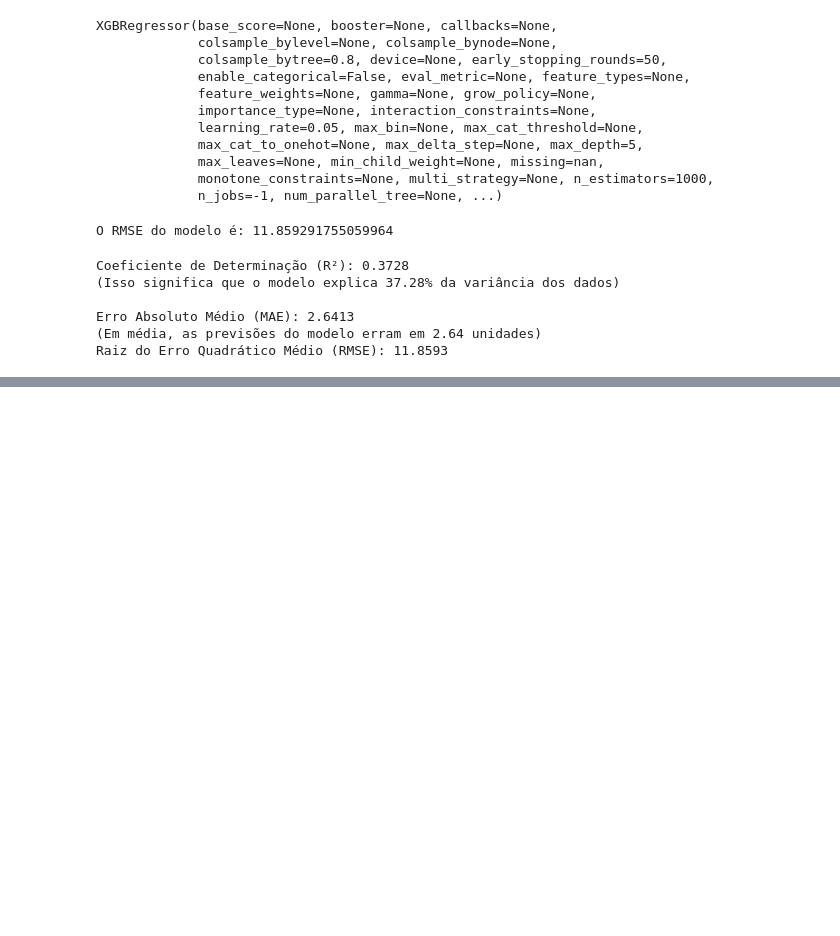
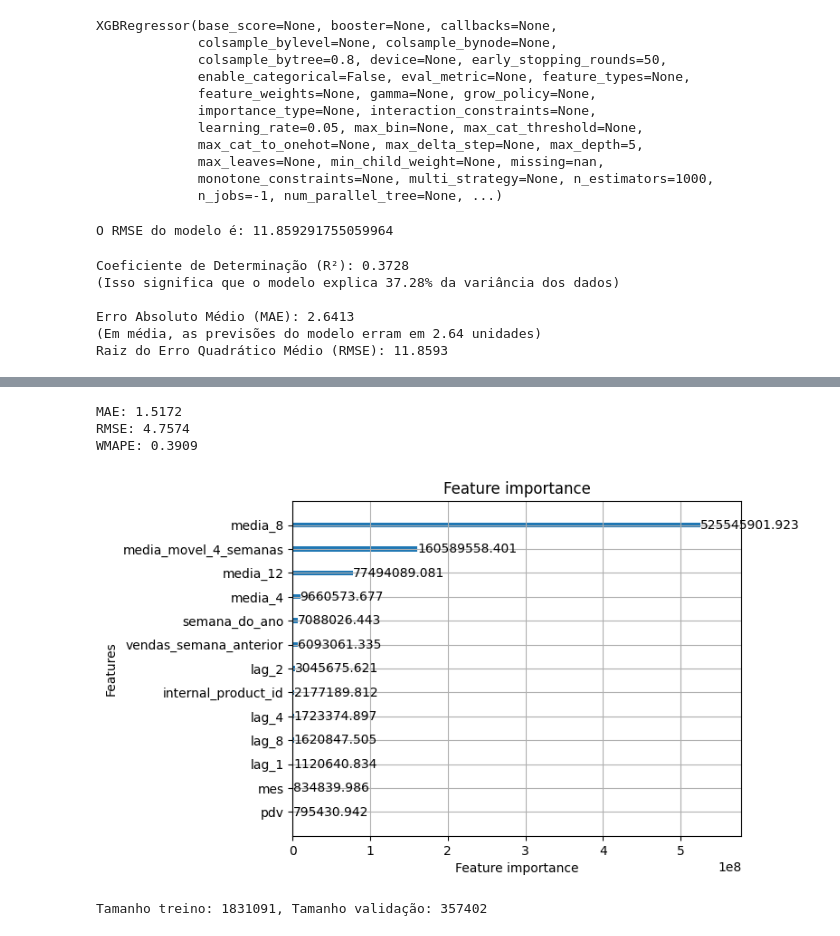
Before and after one commit to Diegodevops26/Hackathon-Forecast-Big-Data-2025, a Jupyter notebook: previsão_de_vendas_forecast.ipynb, the cells around one changed output, grey strips where cells are left out. Drawn from its saved outputs; the diff is of its cells as text; code cells hidden in the pictures; blank space fills up the shorter version.

```diff
--- a/previsão_de_vendas_forecast.ipynb
+++ b/previsão_de_vendas_forecast.ipynb
@@ -668,0 +531,17 @@ Downloading submission file...
+# %%
+model = lgb.LGBMRegressor(
+    objective='regression',
+    n_estimators=2000,
+    learning_rate=0.05,
+    max_depth=-1,
+    subsample=0.8,
+    colsample_bytree=0.8,
+    random_state=42
+)
+
+model.fit(
+    X_train, y_train,
+    eval_set=[(X_val, y_val)],
+    eval_metric='rmse',
+    callbacks=[lgb.early_stopping(100), lgb.log_evaluation(200)]
+)
@@ -668,0 +559,22 @@ Downloading submission file...
+# %%
+predictions = model.predict(X_val)
+
+def wmape(y_true, y_pred):
+    return np.sum(np.abs(y_true - y_pred)) / np.sum(y_true)
+
+mae = mean_absolute_error(y_val, predictions)
+rmse = np.sqrt(mean_squared_error(y_val, predictions))
+wmape_val = wmape(y_val, predictions)
+
+print(f"\nMAE: {mae:.4f}")
+print(f"RMSE: {rmse:.4f}")
+print(f"WMAPE: {wmape_val:.4f}")
+# %% [output]
+MAE: 1.5172
+RMSE: 4.7574
+WMAPE: 0.3909
+# %%
+lgb.plot_importance(model, max_num_features=15, importance_type='gain')
+plt.show()
+# %% [output]
+[figure, added]
@@ -668,0 +620,24 @@ Downloading submission file...
+# %%
+df_features = criar_features(df_weekly)
+
+# Encoding de variáveis categóricas
+for col in ['pdv', 'internal_product_id']:
+    le = LabelEncoder()
+    df_features[col] = le.fit_transform(df_features[col])
+
+# Separar treino e validação
+data_corte = df_features['transaction_date'].max() - pd.DateOffset(weeks=5)
+df_train = df_features[df_features['transaction_date'] <= data_corte]
+df_val = df_features[df_features['transaction_date'] > data_corte]
+
+features = [col for col in df_features.columns if col not in ['transaction_date', 'quantity']]
+target = 'quantity'
+
+X_train = df_train[features]
+y_train = df_train[target]
+X_val = df_val[features]
+y_val = df_val[target]
+
+print(f"Tamanho treino: {len(X_train)}, Tamanho validação: {len(X_val)}")
+# %% [output]
+Tamanho treino: 1831091, Tamanho validação: 357402
```
Also changed, not shown: parts of 23 cells of this notebook.
